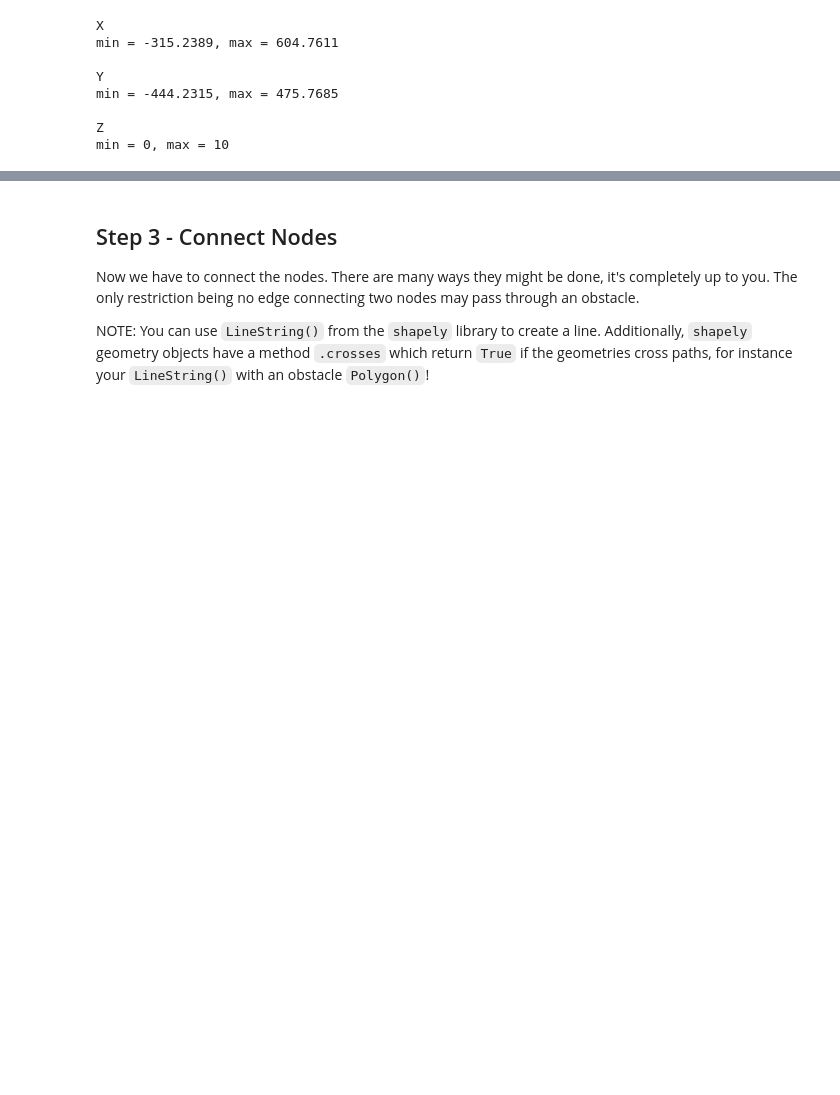
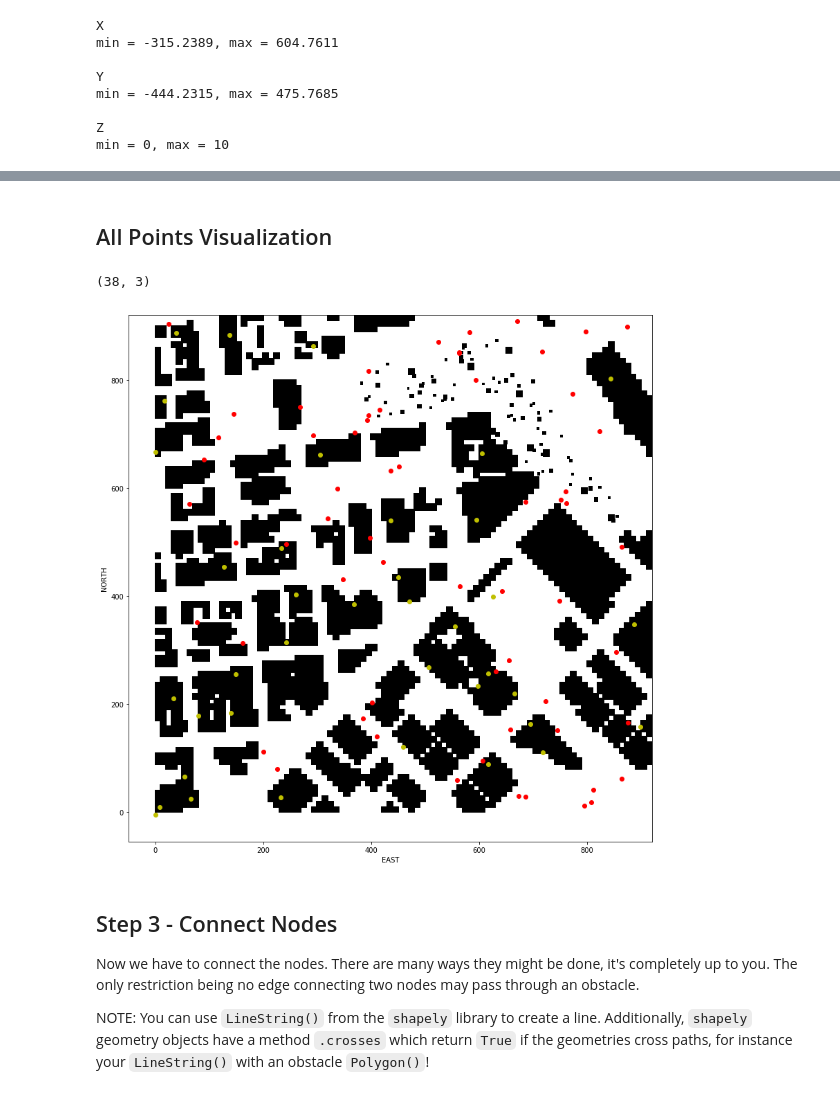
Before and after one commit to lakcv/Moving_into_3D, a Jupyter notebook: 09.Probabilistic-Roadmap.ipynb, the cells around one changed output, grey strips where cells are left out. Cells and saved outputs as stored; diff of their text form; code cells hidden in the pictures; blank space fills up the shorter version.

```diff
--- a/09.Probabilistic-Roadmap.ipynb
+++ b/09.Probabilistic-Roadmap.ipynb
@@ -115,6 +111,8 @@ zmin = 0
 # Limit the z axis for the visualization
 zmax = 10
 
+max_poly_xy = 2 * np.max((data[:, 3], data[:, 4]))
+
 print("X")
 print("min = {0}, max = {1}\n".format(xmin, xmax))
 
@@ -145,0 +149,4 @@ tree = KDTree(points)
+# %%
+from sklearn.neighbors import KDTree
+centers = np.array([(p[0].centroid.x ,p[0].centroid.y )for p in polygons])
+tree = KDTree(centers)
@@ -146,3 +164,44 @@ tree = KDTree(points)
+# %%
+to_keep = []
+to_remove = []
+for point in points:
+    if not collides(polygons, tree, point):
+        to_keep.append(point)
+    else:
+        to_remove.append(point)
+# %% [markdown]
+## All Points Visualization
+# %%
+from grid_v2 import create_grid
+grid = create_grid(data, zmax, 1)
+# %%
+fig = plt.figure()
+
+plt.imshow(grid, cmap='Greys', origin='lower')
+
+nmin = np.min(data[:, 0])
+emin = np.min(data[:, 1])
+
+# draw points
+all_pts = np.array(to_keep)
+north_vals = all_pts[:,0]
+east_vals = all_pts[:,1]
+plt.scatter(east_vals - emin, north_vals - nmin, c='red')
+
+# draw points
+all_pts = np.array(to_remove)
+print(all_pts.shape)
+north_vals = all_pts[:,0]
+east_vals = all_pts[:,1]
+plt.scatter(east_vals - emin, north_vals - nmin, c='y')
+
+plt.ylabel('NORTH')
+plt.xlabel('EAST')
+
+plt.show()
+# %% [output]
+(38, 3)
+[figure, added]
 # %% [markdown]
 ## Step 3 - Connect Nodes
 
```
Also changed, not shown: parts of 12 cells of this notebook.
